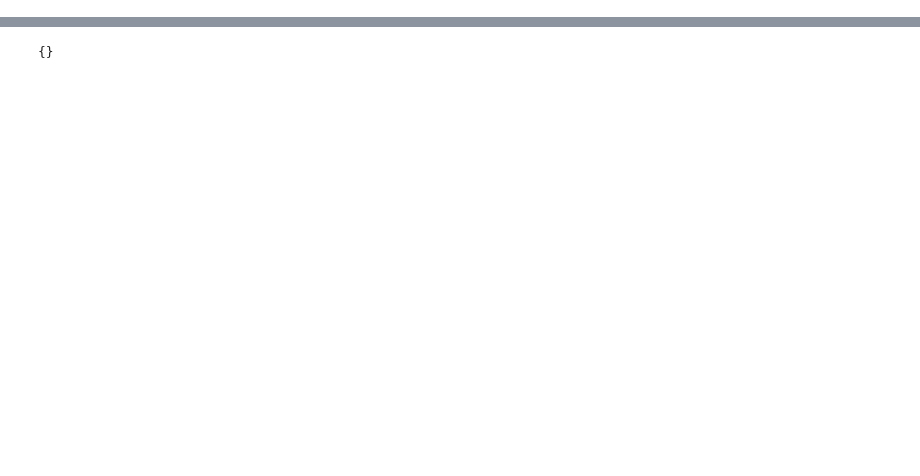
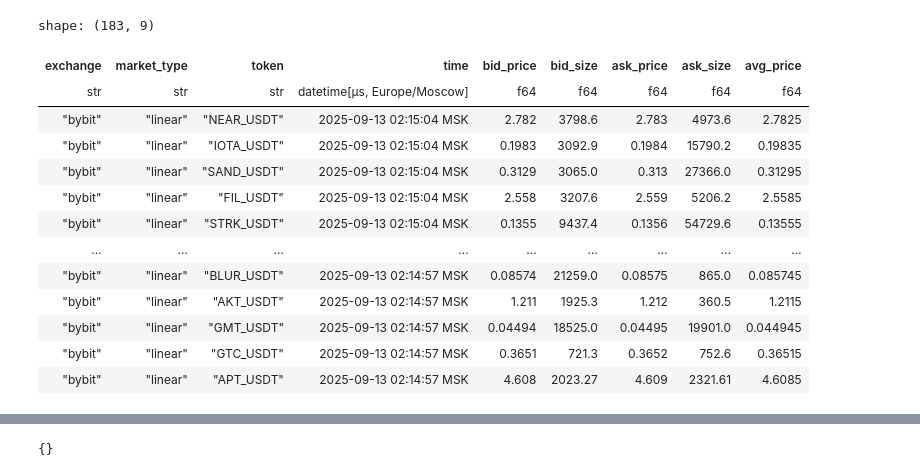
Before and after one commit to elterion/jaref_bot, a Jupyter notebook: 0. Open orders.ipynb, the cells around one changed output, grey strips where cells are left out. Saved outputs shown, nothing was run; the diff lists cells and outputs as text; code cells hidden in the pictures; blank space fills up the shorter version.

```diff
--- a/0. Open orders.ipynb
+++ b/0. Open orders.ipynb
@@ -255,3 +166,0 @@ token_params = sorted(params, key=lambda x: x[0], reverse=True)
-# %%
-end_time = datetime.now().replace(tzinfo=ZoneInfo("Europe/Moscow"))
-start_time = end_time - timedelta(hours = 120)
@@ -269,4 +166,0 @@ fee_rate = 0.00055
-# %%
-for _, token_1, token_2, tf, wind, thresh_in, thresh_out in sorted_params:
-    set_leverage_cached(token=token_1, leverage=leverage)
-    set_leverage_cached(token=token_2, leverage=leverage)
@@ -442,0 +189,16 @@ Wall time: 117 ms
+# %%
+def calculate_profit(open_price, close_price, n_coins=None, usdt_amount=None, side='long', fee_rate=0.00055):
+    if n_coins is None:
+        n_coins = round(usdt_amount / open_price)
+
+    usdt_open = n_coins * open_price
+    open_fee = usdt_open * fee_rate
+
+    usdt_close = n_coins * close_price
+    close_fee = usdt_close * fee_rate
+
+    if side == 'long':
+        profit = usdt_close - usdt_open - open_fee - close_fee
+    elif side == 'short':
+        profit = usdt_open - usdt_close - open_fee - close_fee
+    return profit
@@ -442,0 +209,13 @@ Wall time: 117 ms
+# %%
+demo = True
+open_new_orders = True # Открывать новые позиции или только закрываем уже существующие
+test_mode = True # Вместо реального открытия ордеров выводим сообщение на экран
+update_lever = False
+
+exchange = 'bybit'
+min_order = 50     # Минимальный размер ордера
+max_position = 100 # Максимальный размер одного плеча в парной позиции
+max_pairs = 5      # Максимальное кол-во открытых позиций
+leverage = 2       # Плечо
+fee_rate = 0.00055 # Процент комиссии биржи
+td = 120           # За сколько последних часов брать историю
@@ -442,0 +512,17 @@ Wall time: 117 ms
+# %%
+df_sec
+# %% [output]
+shape: (183, 9)
+| exchange | market_type | token | time | bid_price | bid_size | ask_price | ask_size | avg_price |
+| str | str | str | datetime[μs, Europe/Moscow] | f64 | f64 | f64 | f64 | f64 |
+| "bybit" | "linear" | "NEAR_USDT" | 2025-09-13 02:15:04 MSK | 2.782 | 3798.6 | 2.783 | 4973.6 | 2.7825 |
+| "bybit" | "linear" | "IOTA_USDT" | 2025-09-13 02:15:04 MSK | 0.1983 | 3092.9 | 0.1984 | 15790.2 | 0.19835 |
+| "bybit" | "linear" | "SAND_USDT" | 2025-09-13 02:15:04 MSK | 0.3129 | 3065.0 | 0.313 | 27366.0 | 0.31295 |
+| "bybit" | "linear" | "FIL_USDT" | 2025-09-13 02:15:04 MSK | 2.558 | 3207.6 | 2.559 | 5206.2 | 2.5585 |
+| "bybit" | "linear" | "STRK_USDT" | 2025-09-13 02:15:04 MSK | 0.1355 | 9437.4 | 0.1356 | 54729.6 | 0.13555 |
+| … | … | … | … | … | … | … | … | … |
+| "bybit" | "linear" | "BLUR_USDT" | 2025-09-13 02:14:57 MSK | 0.08574 | 21259.0 | 0.08575 | 865.0 | 0.085745 |
+| "bybit" | "linear" | "AKT_USDT" | 2025-09-13 02:14:57 MSK | 1.211 | 1925.3 | 1.212 | 360.5 | 1.2115 |
+| "bybit" | "linear" | "GMT_USDT" | 2025-09-13 02:14:57 MSK | 0.04494 | 18525.0 | 0.04495 | 19901.0 | 0.044945 |
+| "bybit" | "linear" | "GTC_USDT" | 2025-09-13 02:14:57 MSK | 0.3651 | 721.3 | 0.3652 | 752.6 | 0.36515 |
+| "bybit" | "linear" | "APT_USDT" | 2025-09-13 02:14:57 MSK | 4.608 | 2023.27 | 4.609 | 2321.61 | 4.6085 |
```
Also changed, not shown: parts of 36 cells of this notebook, 7 other files.
